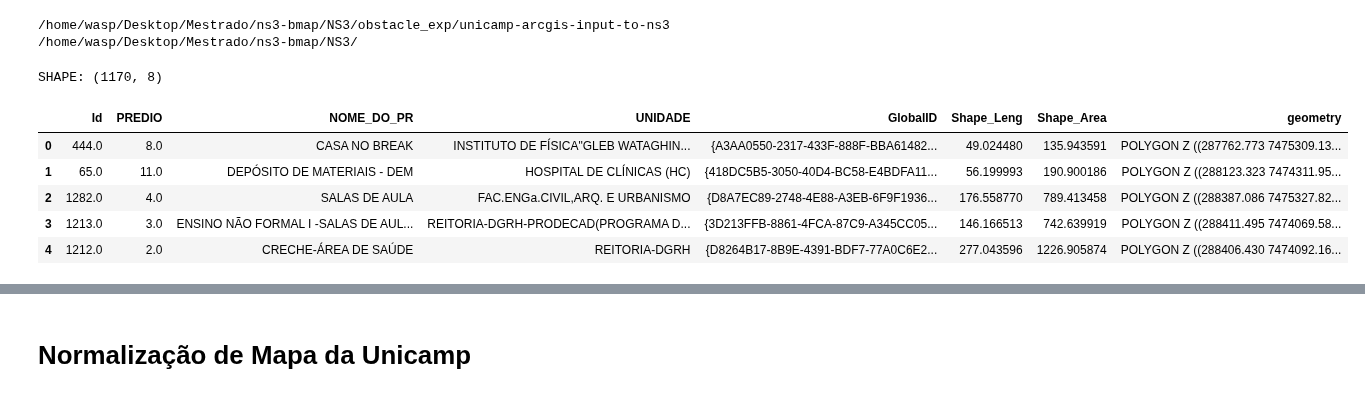
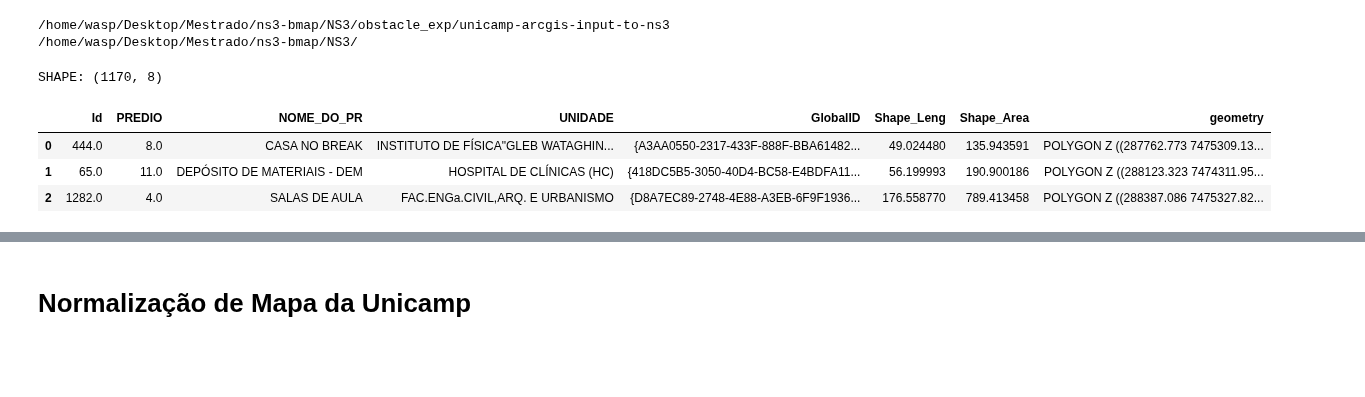
Before and after one commit to wasp-lahis/ns3-bmap, a Jupyter notebook: NS3/obstacle_exp/unicamp-arcgis-input-to-ns3/create-dataset-inputs-to-ns3.ipynb, the cells around one changed output, grey strips where cells are left out. Drawn from its saved outputs; the diff is of its cells as text; code cells hidden in the pictures; blank space fills up the shorter version.

```diff
--- a/NS3/obstacle_exp/unicamp-arcgis-input-to-ns3/create-dataset-inputs-to-ns3.ipynb
+++ b/NS3/obstacle_exp/unicamp-arcgis-input-to-ns3/create-dataset-inputs-to-ns3.ipynb
@@ -44,18 +44,16 @@ unicamp_building_dataset_path = map_dataset_path + building_shp_path
 # %%
 # ----- READ BUILDING SHAPES DATASET
 
 unicamp_df = gpd.read_file(unicamp_building_dataset_path)
 # unicamp_roads_df = gpd.read_file(unicamp_roads_dataset_path)
 
 print('SHAPE:', unicamp_df.shape)
-unicamp_df.head(5)
+unicamp_df.head(3)
 # %% [output]
 SHAPE: (1170, 8)
 |  | Id | PREDIO | NOME_DO_PR | UNIDADE | GlobalID | Shape_Leng | Shape_Area | geometry |
 | 0 | 444.0 | 8.0 | CASA NO BREAK | INSTITUTO DE FÍSICA"GLEB WATAGHIN... | {A3AA0550-2317-433F-888F-BBA61482... | 49.024480 | 135.943591 | POLYGON Z ((287762.773 7475309.13... |
 | 1 | 65.0 | 11.0 | DEPÓSITO DE MATERIAIS - DEM | HOSPITAL DE CLÍNICAS (HC) | {418DC5B5-3050-40D4-BC58-E4BDFA11... | 56.199993 | 190.900186 | POLYGON Z ((288123.323 7474311.95... |
 | 2 | 1282.0 | 4.0 | SALAS DE AULA | FAC.ENGa.CIVIL,ARQ. E URBANISMO | {D8A7EC89-2748-4E88-A3EB-6F9F1936... | 176.558770 | 789.413458 | POLYGON Z ((288387.086 7475327.82... |
-| 3 | 1213.0 | 3.0 | ENSINO NÃO FORMAL I -SALAS DE AUL... | REITORIA-DGRH-PRODECAD(PROGRAMA D... | {3D213FFB-8861-4FCA-87C9-A345CC05... | 146.166513 | 742.639919 | POLYGON Z ((288411.495 7474069.58... |
-| 4 | 1212.0 | 2.0 | CRECHE-ÁREA DE SAÚDE | REITORIA-DGRH | {D8264B17-8B9E-4391-BDF7-77A0C6E2... | 277.043596 | 1226.905874 | POLYGON Z ((288406.430 7474092.16... |
 # %%
 # ----- Plot UNICAMP MAPA Edificações
```
Also changed, not shown: parts of 35 cells of this notebook, 19 other files.
